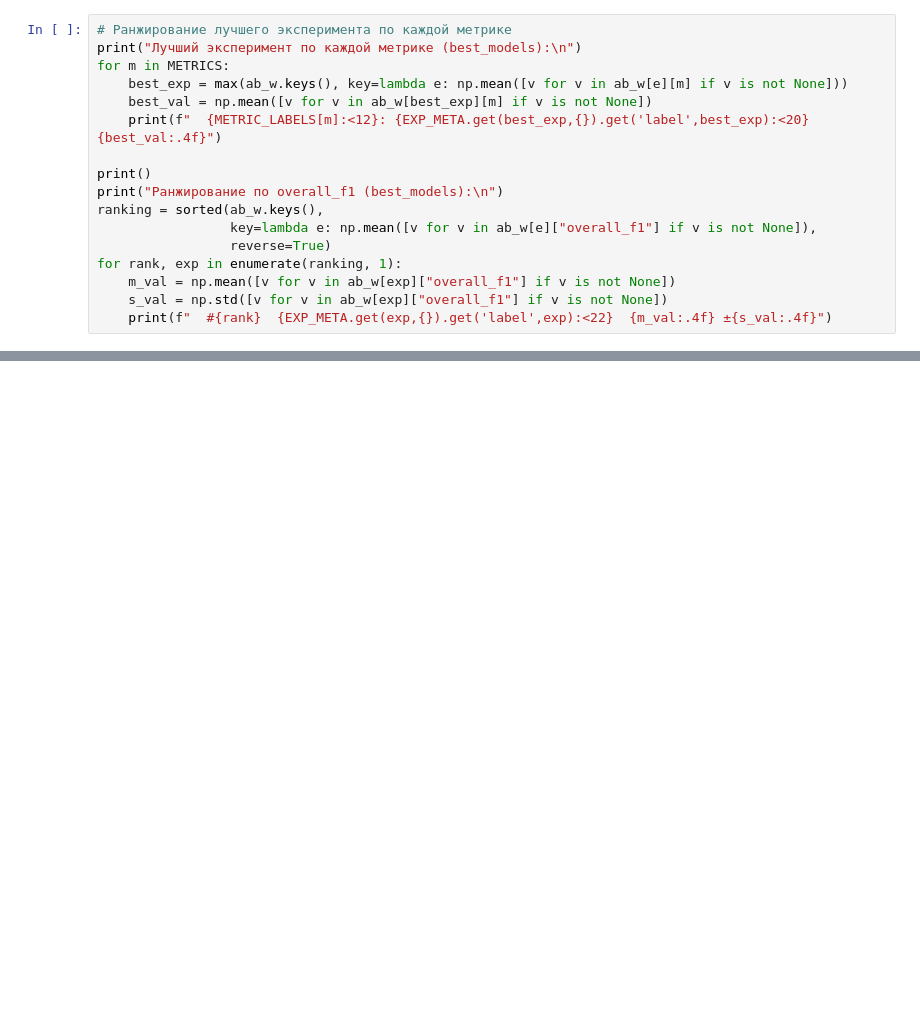
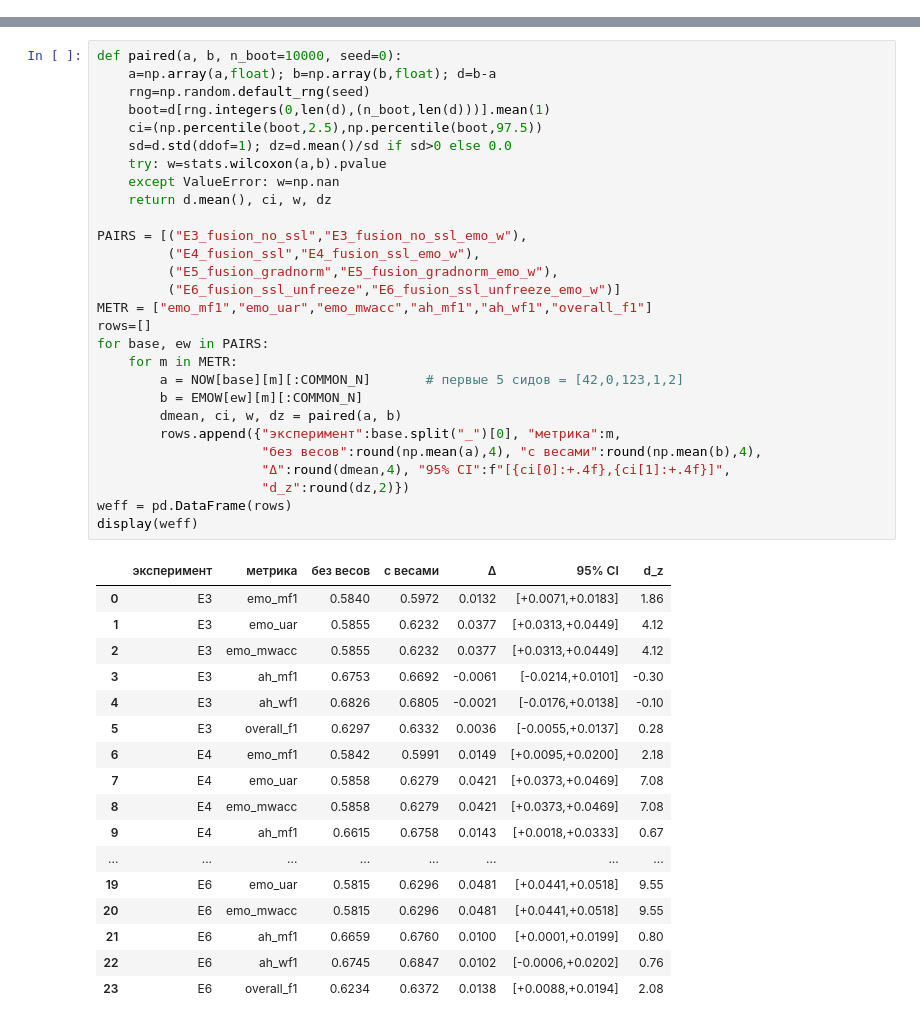
Before and after one commit to Tsanami/multitask-emotion-hesitancy-recognition, a Jupyter notebook: notebooks/results_analysis.ipynb, the cells around one changed output, grey strips where cells are left out. Saved outputs shown, nothing was run; the diff lists cells and outputs as text; blank space fills up the shorter version.

```diff
--- a/notebooks/results_analysis.ipynb
+++ b/notebooks/results_analysis.ipynb
@@ -542,17 +0,0 @@ Seed-wise test scores (best_models):
-# %%
-# Ранжирование лучшего эксперимента по каждой метрике
-print("Лучший эксперимент по каждой метрике (best_models):\n")
-for m in METRICS:
-    best_exp = max(ab_w.keys(), key=lambda e: np.mean([v for v in ab_w[e][m] if v is not None]))
-    best_val = np.mean([v for v in ab_w[best_exp][m] if v is not None])
-    print(f"  {METRIC_LABELS[m]:<12}: {EXP_META.get(best_exp,{}).get('label',best_exp):<20}  {best_val:.4f}")
-
-print()
-print("Ранжирование по overall_f1 (best_models):\n")
-ranking = sorted(ab_w.keys(),
-                 key=lambda e: np.mean([v for v in ab_w[e]["overall_f1"] if v is not None]),
-                 reverse=True)
-for rank, exp in enumerate(ranking, 1):
-    m_val = np.mean([v for v in ab_w[exp]["overall_f1"] if v is not None])
-    s_val = np.std([v for v in ab_w[exp]["overall_f1"] if v is not None])
-    print(f"  #{rank}  {EXP_META.get(exp,{}).get('label',exp):<22}  {m_val:.4f} ±{s_val:.4f}")
@@ -671,0 +105,46 @@ print(f"""
+# %%
+def paired(a, b, n_boot=10000, seed=0):
+    a=np.array(a,float); b=np.array(b,float); d=b-a
+    rng=np.random.default_rng(seed)
+    boot=d[rng.integers(0,len(d),(n_boot,len(d)))].mean(1)
+    ci=(np.percentile(boot,2.5),np.percentile(boot,97.5))
+    sd=d.std(ddof=1); dz=d.mean()/sd if sd>0 else 0.0
+    try: w=stats.wilcoxon(a,b).pvalue
+    except ValueError: w=np.nan
+    return d.mean(), ci, w, dz
+
+PAIRS = [("E3_fusion_no_ssl","E3_fusion_no_ssl_emo_w"),
+         ("E4_fusion_ssl","E4_fusion_ssl_emo_w"),
+         ("E5_fusion_gradnorm","E5_fusion_gradnorm_emo_w"),
+         ("E6_fusion_ssl_unfreeze","E6_fusion_ssl_unfreeze_emo_w")]
+METR = ["emo_mf1","emo_uar","emo_mwacc","ah_mf1","ah_wf1","overall_f1"]
+rows=[]
+for base, ew in PAIRS:
+    for m in METR:
+        a = NOW[base][m][:COMMON_N]       # первые 5 сидов = [42,0,123,1,2]
+        b = EMOW[ew][m][:COMMON_N]
+        dmean, ci, w, dz = paired(a, b)
+        rows.append({"эксперимент":base.split("_")[0], "метрика":m,
+                     "без весов":round(np.mean(a),4), "с весами":round(np.mean(b),4),
+                     "Δ":round(dmean,4), "95% CI":f"[{ci[0]:+.4f},{ci[1]:+.4f}]",
+                     "d_z":round(dz,2)})
+weff = pd.DataFrame(rows)
+display(weff)
+# %% [output]
+|  | эксперимент | метрика | без весов | с весами | Δ | 95% CI | d_z |
+| 0 | E3 | emo_mf1 | 0.5840 | 0.5972 | 0.0132 | [+0.0071,+0.0183] | 1.86 |
+| 1 | E3 | emo_uar | 0.5855 | 0.6232 | 0.0377 | [+0.0313,+0.0449] | 4.12 |
+| 2 | E3 | emo_mwacc | 0.5855 | 0.6232 | 0.0377 | [+0.0313,+0.0449] | 4.12 |
+| 3 | E3 | ah_mf1 | 0.6753 | 0.6692 | -0.0061 | [-0.0214,+0.0101] | -0.30 |
+| 4 | E3 | ah_wf1 | 0.6826 | 0.6805 | -0.0021 | [-0.0176,+0.0138] | -0.10 |
+| 5 | E3 | overall_f1 | 0.6297 | 0.6332 | 0.0036 | [-0.0055,+0.0137] | 0.28 |
+| 6 | E4 | emo_mf1 | 0.5842 | 0.5991 | 0.0149 | [+0.0095,+0.0200] | 2.18 |
+| 7 | E4 | emo_uar | 0.5858 | 0.6279 | 0.0421 | [+0.0373,+0.0469] | 7.08 |
+| 8 | E4 | emo_mwacc | 0.5858 | 0.6279 | 0.0421 | [+0.0373,+0.0469] | 7.08 |
+| 9 | E4 | ah_mf1 | 0.6615 | 0.6758 | 0.0143 | [+0.0018,+0.0333] | 0.67 |
+| ... | ... | ... | ... | ... | ... | ... | ... |
+| 19 | E6 | emo_uar | 0.5815 | 0.6296 | 0.0481 | [+0.0441,+0.0518] | 9.55 |
+| 20 | E6 | emo_mwacc | 0.5815 | 0.6296 | 0.0481 | [+0.0441,+0.0518] | 9.55 |
+| 21 | E6 | ah_mf1 | 0.6659 | 0.6760 | 0.0100 | [+0.0001,+0.0199] | 0.80 |
+| 22 | E6 | ah_wf1 | 0.6745 | 0.6847 | 0.0102 | [-0.0006,+0.0202] | 0.76 |
+| 23 | E6 | overall_f1 | 0.6234 | 0.6372 | 0.0138 | [+0.0088,+0.0194] | 2.08 |
```
Also changed, not shown: parts of 39 cells of this notebook, 19 other files.
